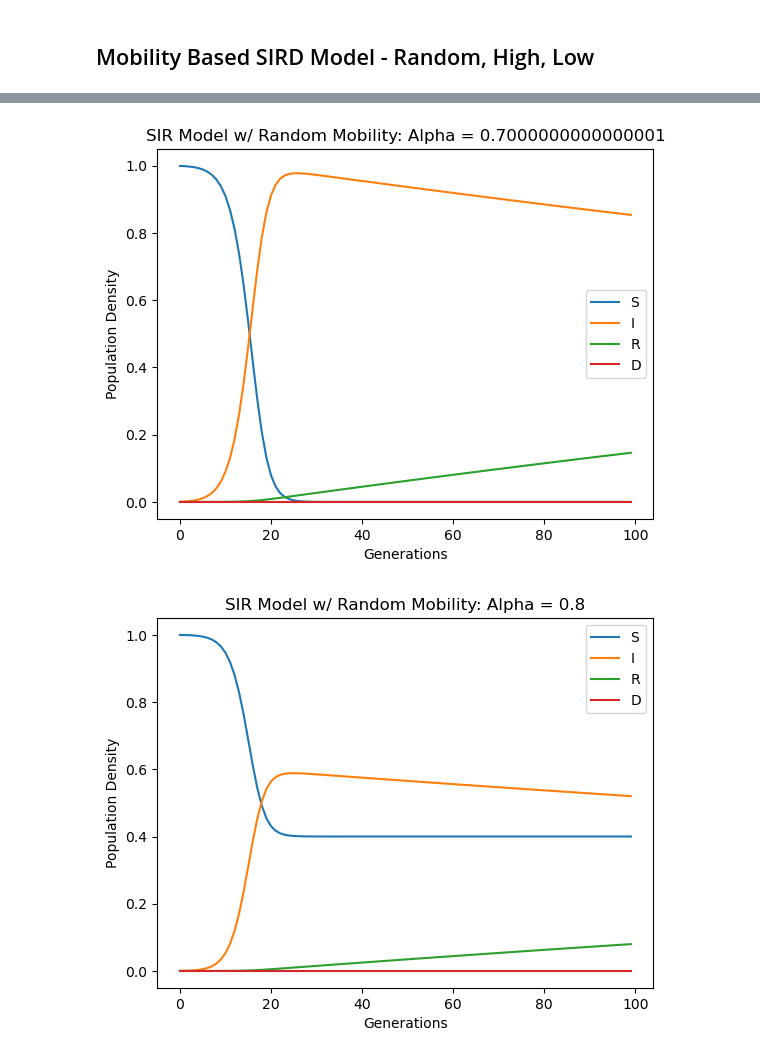
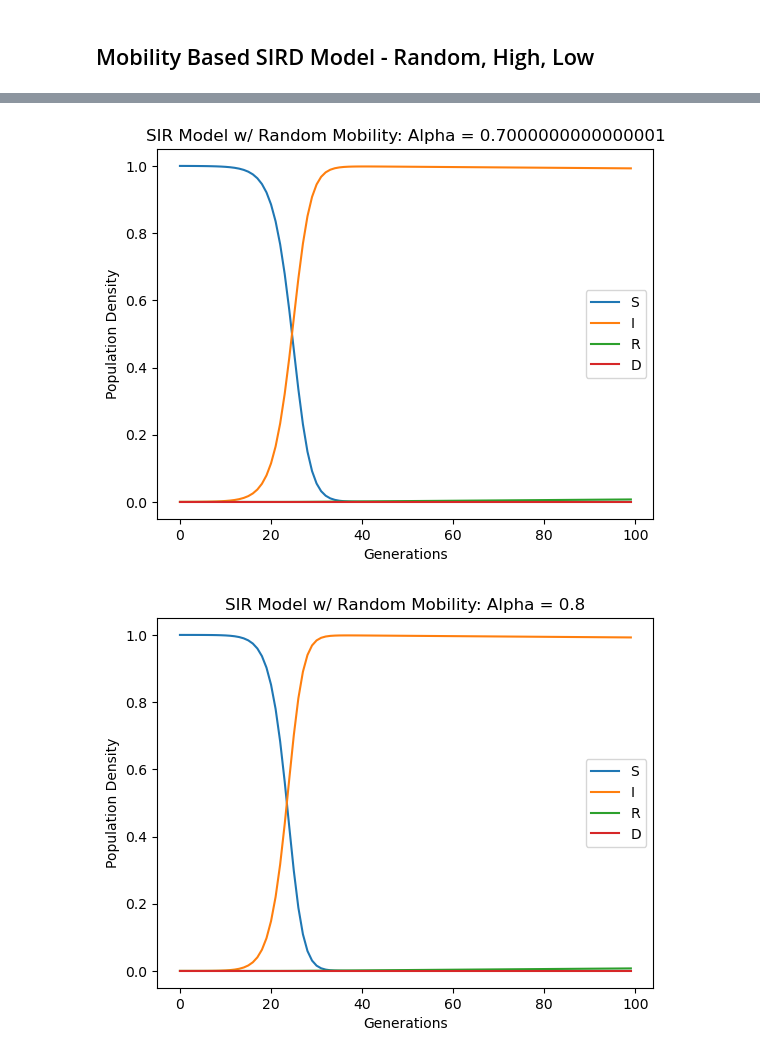
Before and after one commit to Virmani12/02712-Final-Project, a Jupyter notebook: SIRD_simulations.ipynb, the cells around one changed output, grey strips where cells are left out. Saved outputs shown, nothing was run; the diff lists cells and outputs as text; code cells hidden in the pictures.

```diff
--- a/SIRD_simulations.ipynb
+++ b/SIRD_simulations.ipynb
@@ -163,7 +163,7 @@ mu = 0.1 # rate of recovery *CHANGE LATER MAYBE*
 delta_c = 0#0.004 # rate of death from COVID for Estonia
 delta_g = 0#0.014 # general death rate in Estonia
 birth_rate =0 # 0.009898
-N = 1000
+N = 100000
 n_locations=100
 days = 100
 alphas = np.arange(0,1.1,0.1)
@@ -201,2 +201,2 @@ sir_plotting(dynamic_alpha_results.items(), type)
-[figure, old version]
+[figure, new version]
-[figure, old version]
+[figure, new version]
```
Also changed, not shown: parts of 2 cells of this notebook, 3 other files.
